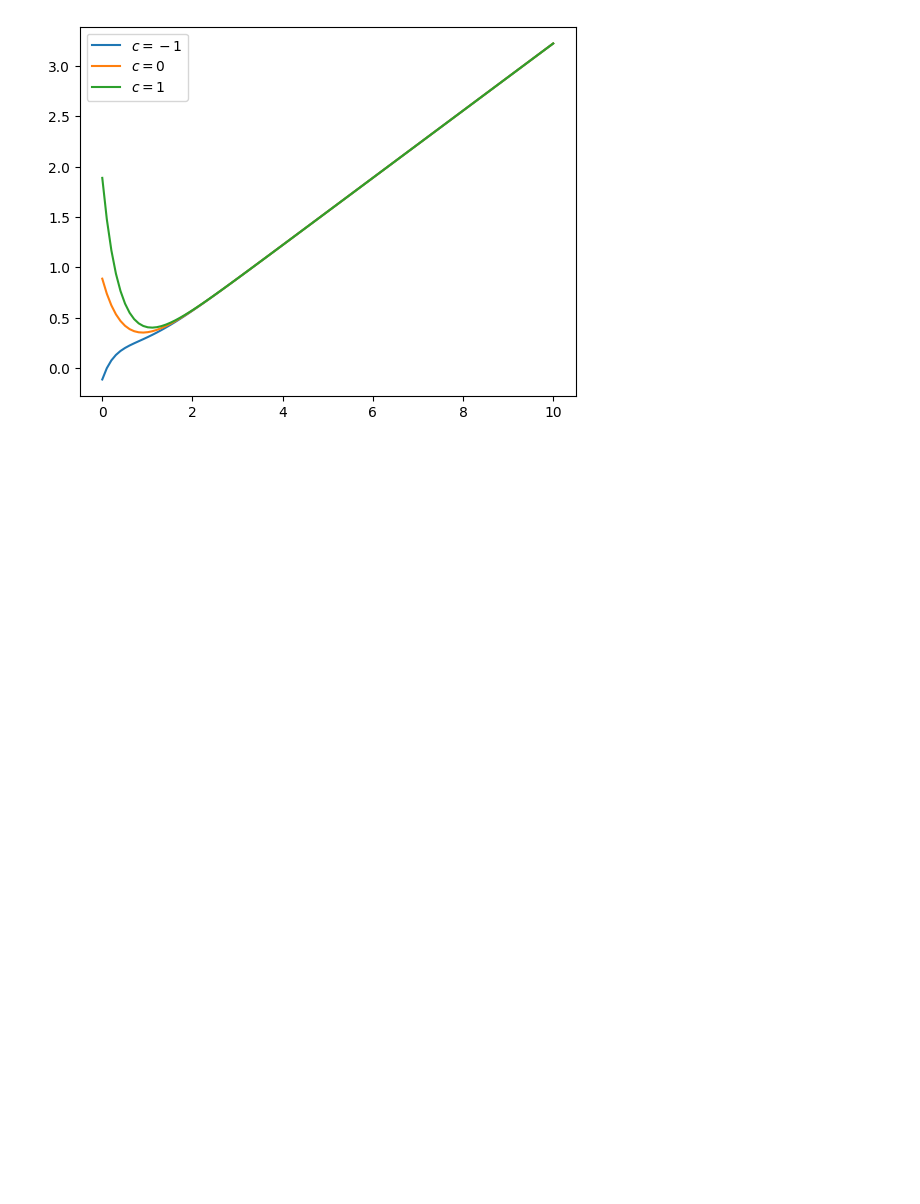
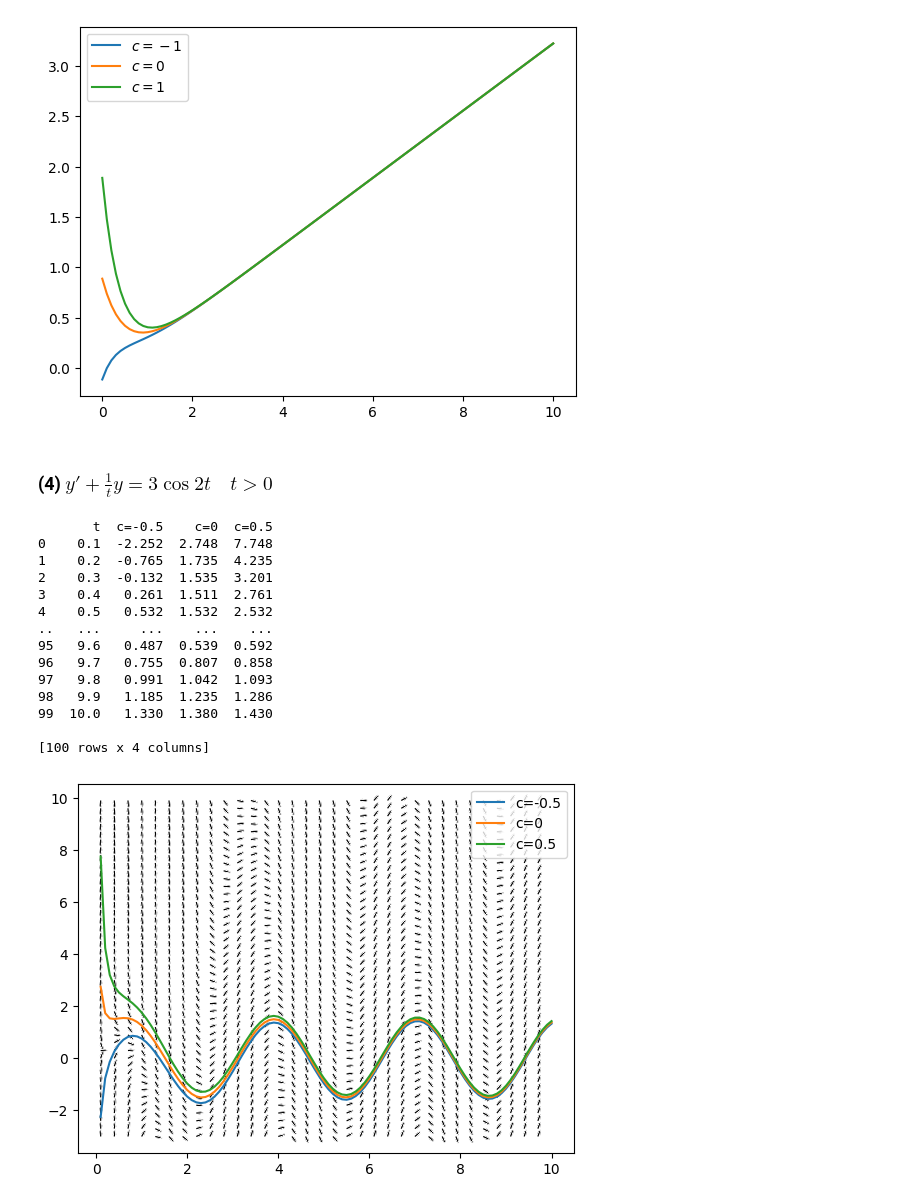
Before and after one commit to FatAnorexic/Math-and-Physics, a Jupyter notebook: diffy_q/linear_equations/linear_slope.ipynb, the cells around one changed output. Saved outputs shown, nothing was run; the diff lists cells and outputs as text; code cells hidden in the pictures; blank space fills up the shorter version.

```diff
--- a/diffy_q/linear_equations/linear_slope.ipynb
+++ b/diffy_q/linear_equations/linear_slope.ipynb
@@ -57,3 +57,43 @@ print(data)
 
 [100 rows x 2 columns]
 [figure]
+# %% [markdown]
+### (4) $y'+\frac{1}{t}y=3\cos{2t}\quad t\gt0$
+# %%
+st=np.arange(0.1, 10, 0.3)
+sy=np.arange(-3, 10, 0.3)
+ts, ys=np.meshgrid(st, sy)
+
+dy=3*np.cos(2*ts)-ys/ts
+dt=np.ones(dy.shape)
+n=norm(dy, dt)
+
+plt.quiver(ts, ys, dt/n, dy/n, headaxislength=0)
+
+time=np.linspace(0.1, 10, 100)
+def four_sol(t, c):
+    return 3/2*np.sin(2*t)+np.cos(2*t)/(4*t)+c/t
+
+const=[-0.5, 0, 0.5]
+for c in const:
+    plt.plot(time, four_sol(time, c), label=rf'c={c}')
+plt.legend()
+
+data=pd.DataFrame({'t':[t for t in time],'c=-0.5':[round(four_sol(t, -0.5),3) for t in time], 'c=0':[round(four_sol(t, 0),3) for t in time], 'c=0.5':[round(four_sol(t, 0.5),3) for t in time]})
+print(data)
+# %% [output]
+       t  c=-0.5    c=0  c=0.5
+0    0.1  -2.252  2.748  7.748
+1    0.2  -0.765  1.735  4.235
+2    0.3  -0.132  1.535  3.201
+3    0.4   0.261  1.511  2.761
+4    0.5   0.532  1.532  2.532
+..   ...     ...    ...    ...
+95   9.6   0.487  0.539  0.592
+96   9.7   0.755  0.807  0.858
+97   9.8   0.991  1.042  1.093
+98   9.9   1.185  1.235  1.286
+99  10.0   1.330  1.380  1.430
+
+[100 rows x 4 columns]
+[figure, added]
```
Also changed, not shown: parts of 2 cells of this notebook.
